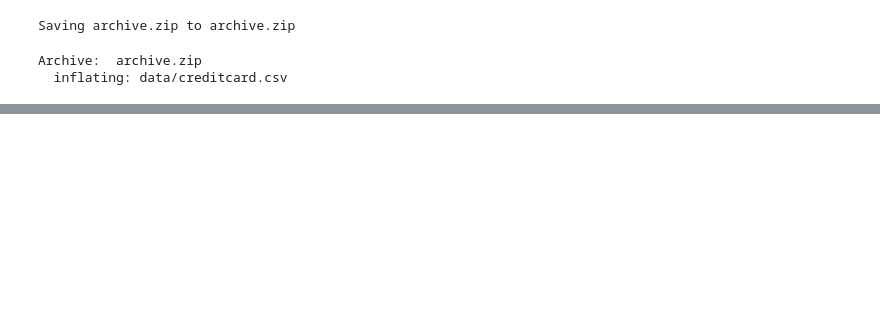
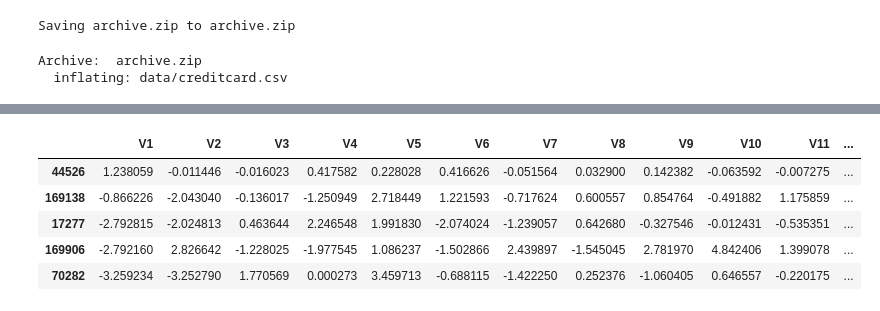
Before and after one commit to SadFill/fraud-detection-ensemble., a Jupyter notebook: fraud_detection_ensemble.ipynb, the cells around one changed output, grey strips where cells are left out. Saved outputs shown, nothing was run; the diff lists cells and outputs as text; code cells hidden in the pictures; blank space fills up the shorter version.

```diff
--- a/fraud_detection_ensemble.ipynb
+++ b/fraud_detection_ensemble.ipynb
@@ -30,0 +44,9 @@ data.shape
+# %%
+x_train.head()
+# %% [output]
+|  | V1 | V2 | V3 | V4 | V5 | V6 | V7 | V8 | V9 | V10 | V11 | ... |
+| 44526 | 1.238059 | -0.011446 | -0.016023 | 0.417582 | 0.228028 | 0.416626 | -0.051564 | 0.032900 | 0.142382 | -0.063592 | -0.007275 | ... |
+| 169138 | -0.866226 | -2.043040 | -0.136017 | -1.250949 | 2.718449 | 1.221593 | -0.717624 | 0.600557 | 0.854764 | -0.491882 | 1.175859 | ... |
+| 17277 | -2.792815 | -2.024813 | 0.463644 | 2.246548 | 1.991830 | -2.074024 | -1.239057 | 0.642680 | -0.327546 | -0.012431 | -0.535351 | ... |
+| 169906 | -2.792160 | 2.826642 | -1.228025 | -1.977545 | 1.086237 | -1.502866 | 2.439897 | -1.545045 | 2.781970 | 4.842406 | 1.399078 | ... |
+| 70282 | -3.259234 | -3.252790 | 1.770569 | 0.000273 | 3.459713 | -0.688115 | -1.422250 | 0.252376 | -1.060405 | 0.646557 | -0.220175 | ... |
```
Also changed, not shown: parts of 9 cells of this notebook.
